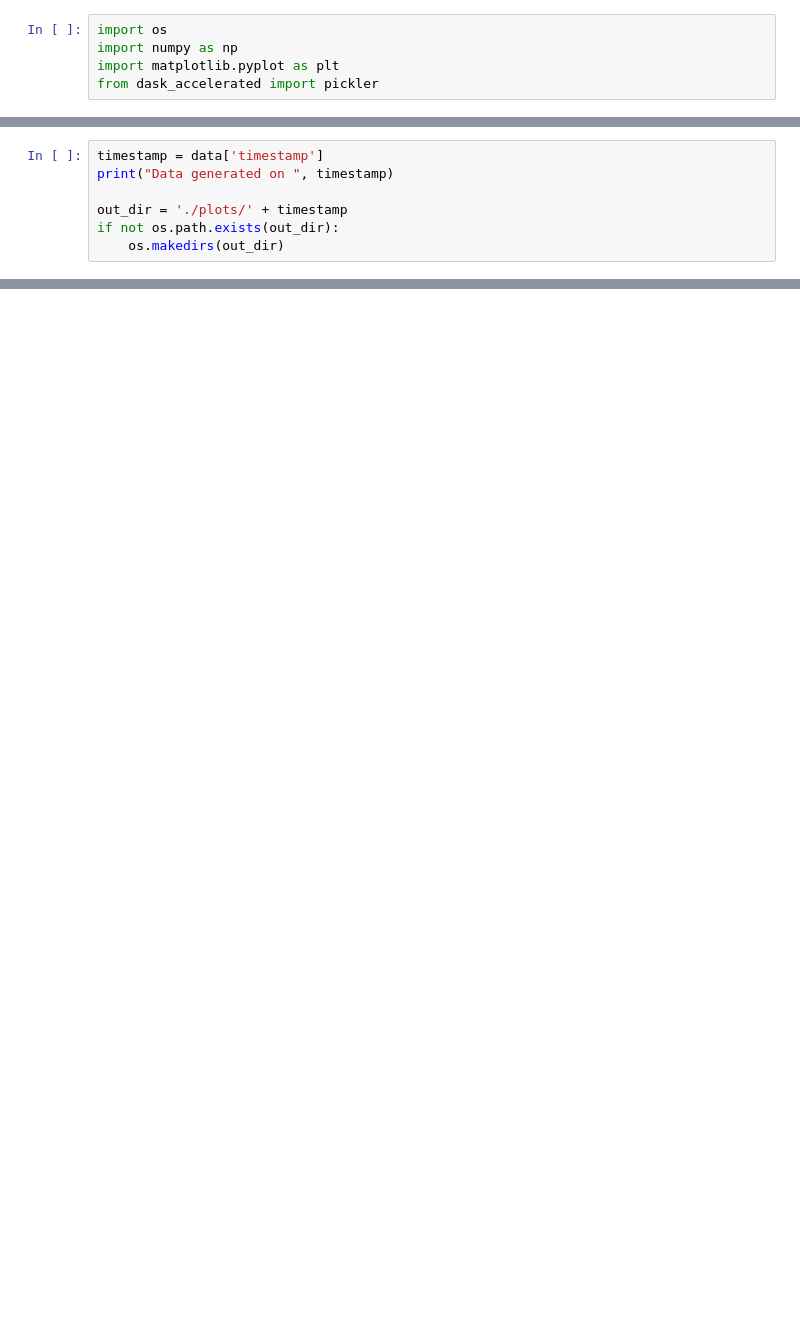
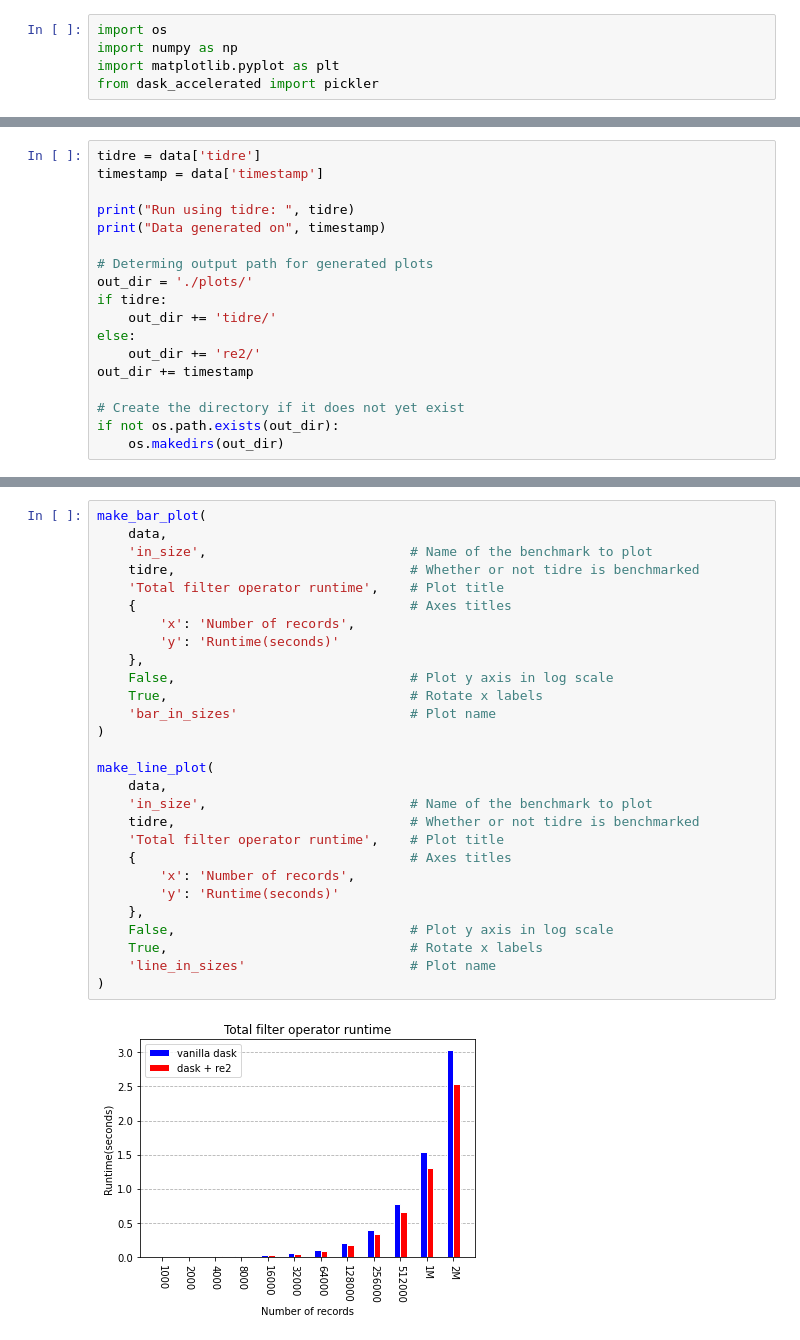
Before and after one commit to teratide/dask-accelerated, a Jupyter notebook: notebooks/plots.ipynb, the cells around one changed output, grey strips where cells are left out. Cells and saved outputs as stored; diff of their text form; blank space fills up the shorter version.

Commit message:
Updated plots.ipynb for plotting batch size benchmarks

```diff
--- a/notebooks/plots.ipynb
+++ b/notebooks/plots.ipynb
@@ -11,8 +8,19 @@ print(data)
 # %%
+tidre = data['tidre']
 timestamp = data['timestamp']
-print("Data generated on ", timestamp)
 
-out_dir = './plots/' + timestamp
+print("Run using tidre: ", tidre)
+print("Data generated on", timestamp)
+
+# Determing output path for generated plots
+out_dir = './plots/'
+if tidre:
+    out_dir += 'tidre/'
+else:
+    out_dir += 're2/'
+out_dir += timestamp
+
+# Create the directory if it does not yet exist
 if not os.path.exists(out_dir):
     os.makedirs(out_dir)
 # %% [output]
@@ -67,0 +136,30 @@ plt.show()
+# %%
+make_bar_plot(
+    data,
+    'in_size',                          # Name of the benchmark to plot
+    tidre,                              # Whether or not tidre is benchmarked
+    'Total filter operator runtime',    # Plot title
+    {                                   # Axes titles
+        'x': 'Number of records',
+        'y': 'Runtime(seconds)'
+    },
+    False,                              # Plot y axis in log scale
+    True,                               # Rotate x labels
+    'bar_in_sizes'                      # Plot name
+)
+
+make_line_plot(
+    data,
+    'in_size',                          # Name of the benchmark to plot
+    tidre,                              # Whether or not tidre is benchmarked
+    'Total filter operator runtime',    # Plot title
+    {                                   # Axes titles
+        'x': 'Number of records',
+        'y': 'Runtime(seconds)'
+    },
+    False,                              # Plot y axis in log scale
+    True,                               # Rotate x labels
+    'line_in_sizes'                     # Plot name
+)
+# %% [output]
+[figure, added]
```
Also changed, not shown: parts of 7 cells of this notebook, 1 other file.
